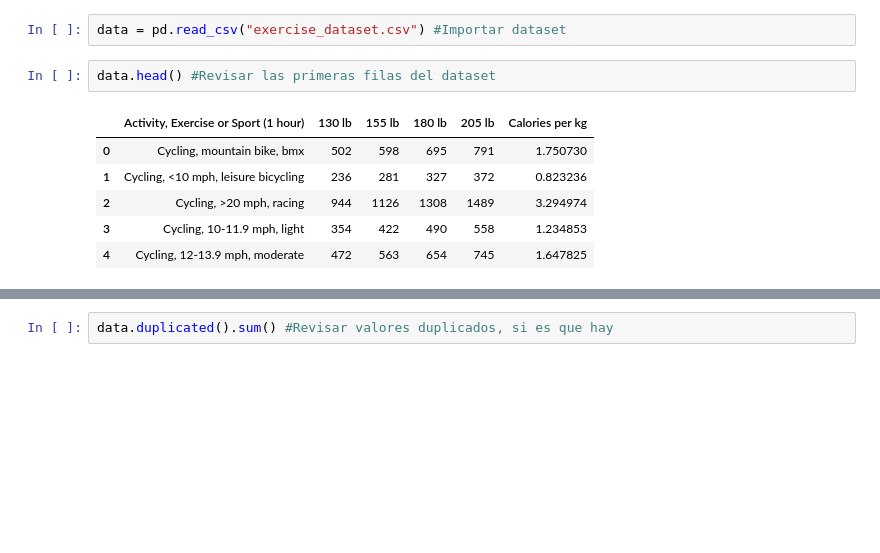
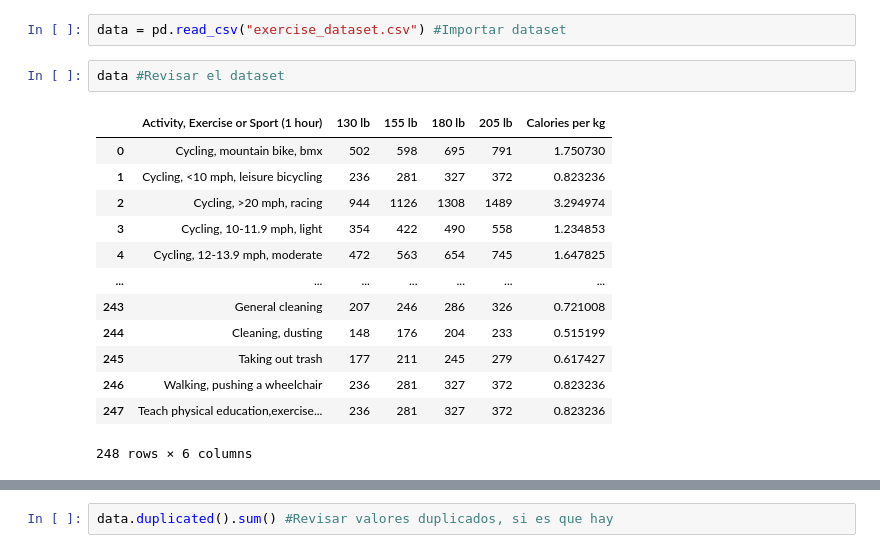
Before and after one commit to 1iFabi/calories_burn, a Jupyter notebook: calories.ipynb, the cells around one changed output, grey strips where cells are left out. Drawn from its saved outputs; the diff is of its cells as text; blank space fills up the shorter version.

```diff
--- a/calories.ipynb
+++ b/calories.ipynb
@@ -17,14 +18,21 @@ from sklearn.pipeline import Pipeline
 # %%
 data = pd.read_csv("exercise_dataset.csv") #Importar dataset
 # %%
-data.head() #Revisar las primeras filas del dataset
+data #Revisar el dataset
 # %% [output]
 |  | Activity, Exercise or Sport (1 hour) | 130 lb | 155 lb | 180 lb | 205 lb | Calories per kg |
 | 0 | Cycling, mountain bike, bmx | 502 | 598 | 695 | 791 | 1.750730 |
 | 1 | Cycling, <10 mph, leisure bicycling | 236 | 281 | 327 | 372 | 0.823236 |
 | 2 | Cycling, >20 mph, racing | 944 | 1126 | 1308 | 1489 | 3.294974 |
 | 3 | Cycling, 10-11.9 mph, light | 354 | 422 | 490 | 558 | 1.234853 |
 | 4 | Cycling, 12-13.9 mph, moderate | 472 | 563 | 654 | 745 | 1.647825 |
+| ... | ... | ... | ... | ... | ... | ... |
+| 243 | General cleaning | 207 | 246 | 286 | 326 | 0.721008 |
+| 244 | Cleaning, dusting | 148 | 176 | 204 | 233 | 0.515199 |
+| 245 | Taking out trash | 177 | 211 | 245 | 279 | 0.617427 |
+| 246 | Walking, pushing a wheelchair | 236 | 281 | 327 | 372 | 0.823236 |
+| 247 | Teach physical education,exercise... | 236 | 281 | 327 | 372 | 0.823236 |
+248 rows × 6 columns
 # %%
 data.isnull().sum() #Revisar valores nulos, si es que hay
 # %% [output]
```
Also changed, not shown: parts of 35 cells of this notebook.
